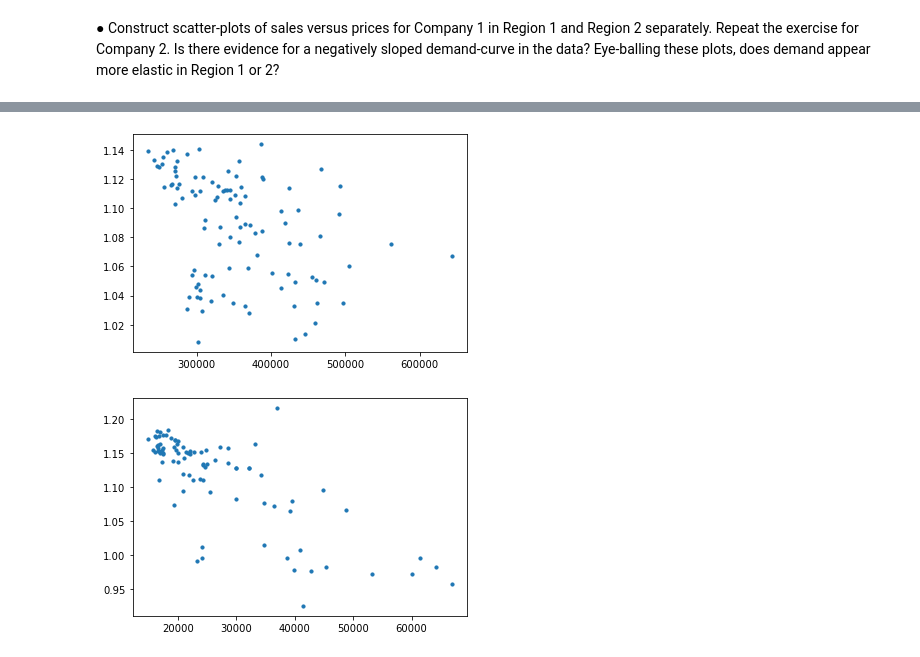
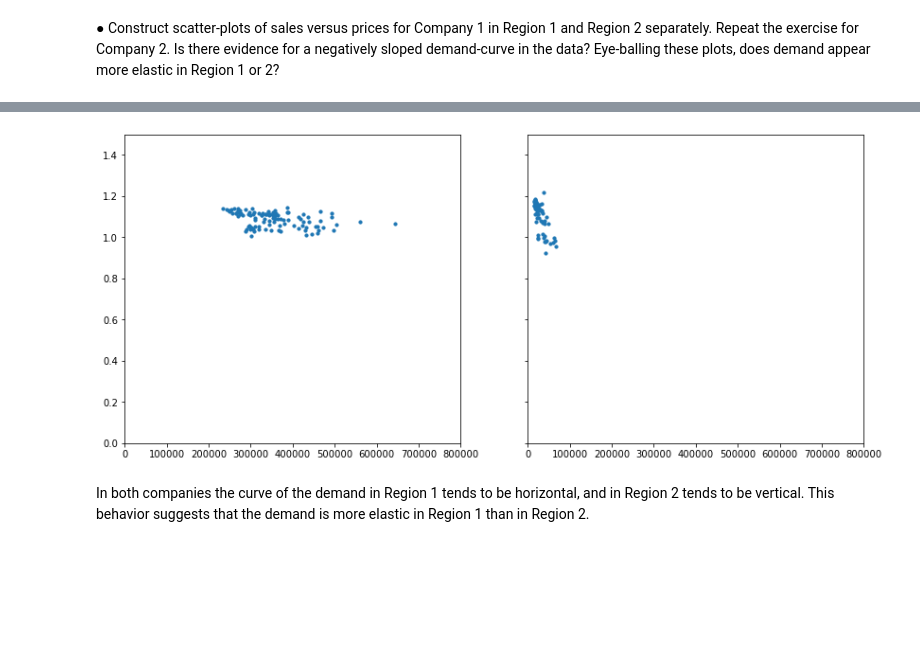
Before and after one commit to hinojosaad/Damavis-Challenge, a Jupyter notebook: Damavis Data Science Challenge Ex 2.ipynb, the cells around one changed output, grey strips where cells are left out. Drawn from its saved outputs; the diff is of its cells as text; code cells hidden in the pictures; blank space fills up the shorter version.

```diff
--- a/Damavis Data Science Challenge Ex 2.ipynb
+++ b/Damavis Data Science Challenge Ex 2.ipynb
@@ -144,10 +143,11 @@ plt.show()
 # %%
-plt.scatter(r1_c2["Sales_U"],r1_c2["Price_USD"],s=10)
+fig, (ax1, ax2) = plt.subplots(1, 2,figsize=(14,6),sharex=True ,sharey=True)
+ax1.scatter(r1_c2["Sales_U"],r1_c2["Price_USD"],s=10)
+ax1.set_xlim(0,800000)
+ax1.set_ylim(0,1.5)
+ax2.scatter(r2_c2["Sales_U"],r2_c2["Price_USD"],s=10)
 plt.show()
 # %% [output]
-[figure, old version]
+[figure, new version]
-# %%
-plt.scatter(r2_c2["Sales_U"],r2_c2["Price_USD"],s=10)
-plt.show()
-# %% [output]
-[figure, removed]
+# %% [markdown]
+In both companies the curve of the demand in Region 1 tends to be horizontal, and in Region 2 tends to be vertical. This  behavior suggests that the demand is more elastic in Region 1 than in Region 2.
```
Also changed, not shown: parts of 13 cells of this notebook.
